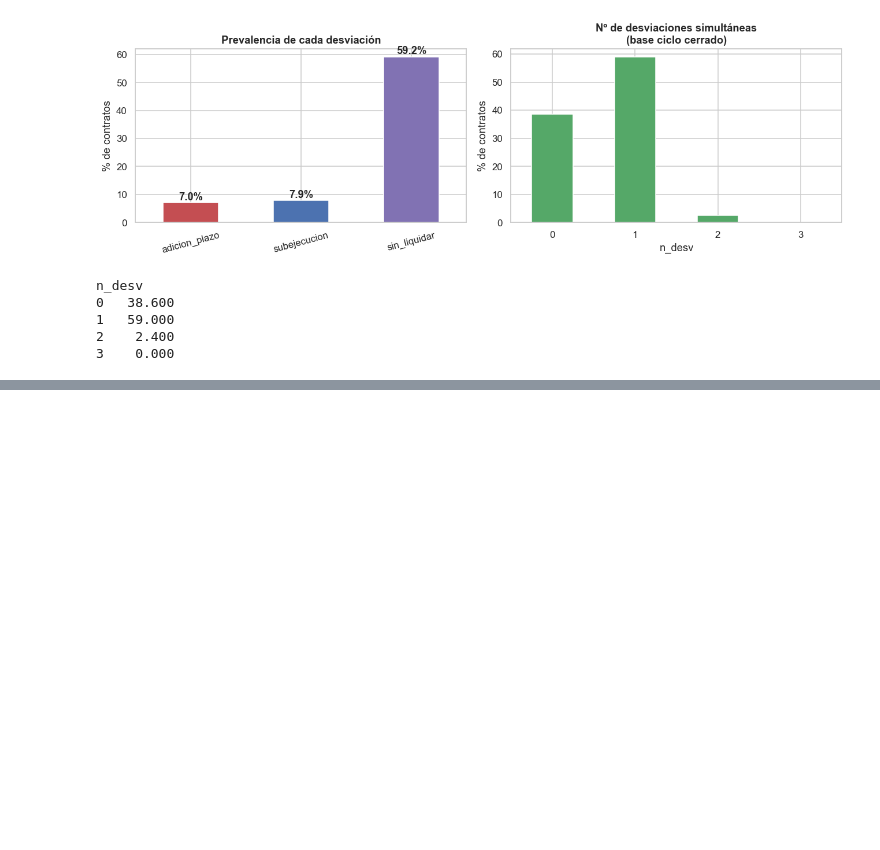
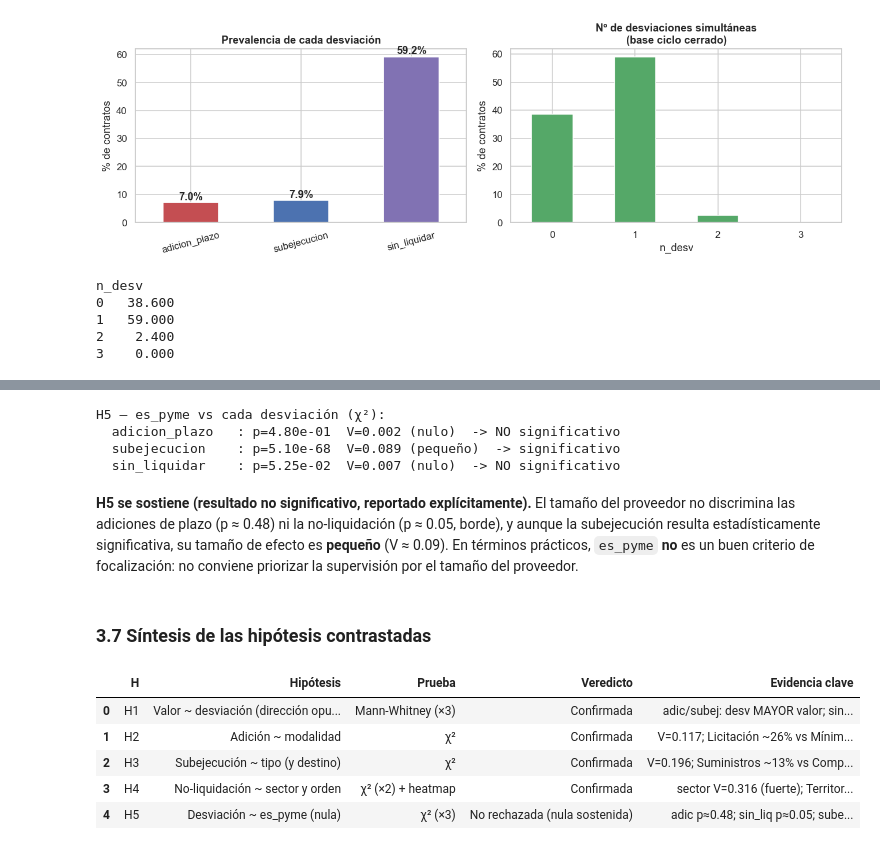
Before and after one commit to Danielfts/MINE-ciencia-de-datos, a Jupyter notebook: Taller 1/notebooks/03_analisis.ipynb, the cells around one changed output, grey strips where cells are left out. Drawn from its saved outputs; the diff is of its cells as text; code cells hidden in the pictures; blank space fills up the shorter version.

```diff
--- a/Taller 1/notebooks/03_analisis.ipynb
+++ b/Taller 1/notebooks/03_analisis.ipynb
@@ -401,0 +305,41 @@ limitaciones del análisis.
+# %%
+print('H5 — es_pyme vs cada desviación (χ²):')
+for flag, base in [('adicion_plazo', base_adic), ('subejecucion', base_sub), ('sin_liquidar', base_liq)]:
+    r = test_categorica(base, flag, 'es_pyme')
+    print(f'  {flag:16s}: p={r["p"]:.2e}  V={r["V"]:.3f} ({r["efecto"]})  '
+          f'-> {"significativo" if r["sig"] else "NO significativo"}')
+# %% [output]
+H5 — es_pyme vs cada desviación (χ²):
+  adicion_plazo   : p=4.80e-01  V=0.002 (nulo)  -> NO significativo
+  subejecucion    : p=5.10e-68  V=0.089 (pequeño)  -> significativo
+  sin_liquidar    : p=5.25e-02  V=0.007 (nulo)  -> NO significativo
+# %% [markdown]
+**H5 se sostiene (resultado no significativo, reportado explícitamente).** El tamaño del proveedor no
+discrimina las adiciones de plazo (p ≈ 0.48) ni la no-liquidación (p ≈ 0.05, borde), y aunque la subejecución
+resulta estadísticamente significativa, su tamaño de efecto es **pequeño** (V ≈ 0.09). En términos prácticos,
+`es_pyme` **no** es un buen criterio de focalización: no conviene priorizar la supervisión por el tamaño del
+proveedor.
+# %% [markdown]
+### 3.7 Síntesis de las hipótesis contrastadas
+# %%
+filas = [
+    ['H1', 'Valor ~ desviación (dirección opuesta)', 'Mann-Whitney (×3)',
+     'Confirmada', 'adic/subej: desv MAYOR valor; sin_liq: desv MENOR valor (los 3 p<0.001)'],
+    ['H2', 'Adición ~ modalidad', 'χ²',
+     'Confirmada', f'V={test_categorica(base_adic,"adicion_plazo","modalidad_de_contratacion")["V"]:.3f}; Licitación ~26% vs Mínima cuantía ~7%'],
+    ['H3', 'Subejecución ~ tipo (y destino)', 'χ²',
+     'Confirmada', f'V={test_categorica(base_sub,"subejecucion","tipo_de_contrato")["V"]:.3f}; Suministros ~13% vs Compraventa ~2%'],
+    ['H4', 'No-liquidación ~ sector y orden', 'χ² (×2) + heatmap',
+     'Confirmada', f'sector V={test_categorica(base_liq,"sin_liquidar","sector")["V"]:.3f} (fuerte); Territorial 67% vs Nacional 54%'],
+    ['H5', 'Desviación ~ es_pyme (nula)', 'χ² (×3)',
+     'No rechazada (nula sostenida)', 'adic p≈0.48; sin_liq p≈0.05; subej sig pero V≈0.09 (efecto pequeño)'],
+]
+resumen = pd.DataFrame(filas, columns=['H', 'Hipótesis', 'Prueba', 'Veredicto', 'Evidencia clave'])
+resumen
+# %% [output]
+|  | H | Hipótesis | Prueba | Veredicto | Evidencia clave |
+| 0 | H1 | Valor ~ desviación (dirección opu... | Mann-Whitney (×3) | Confirmada | adic/subej: desv MAYOR valor; sin... |
+| 1 | H2 | Adición ~ modalidad | χ² | Confirmada | V=0.117; Licitación ~26% vs Mínim... |
+| 2 | H3 | Subejecución ~ tipo (y destino) | χ² | Confirmada | V=0.196; Suministros ~13% vs Comp... |
+| 3 | H4 | No-liquidación ~ sector y orden | χ² (×2) + heatmap | Confirmada | sector V=0.316 (fuerte); Territor... |
+| 4 | H5 | Desviación ~ es_pyme (nula) | χ² (×3) | No rechazada (nula sostenida) | adic p≈0.48; sin_liq p≈0.05; sube... |
```
Also changed, not shown: parts of 39 cells of this notebook, 8 other files.
